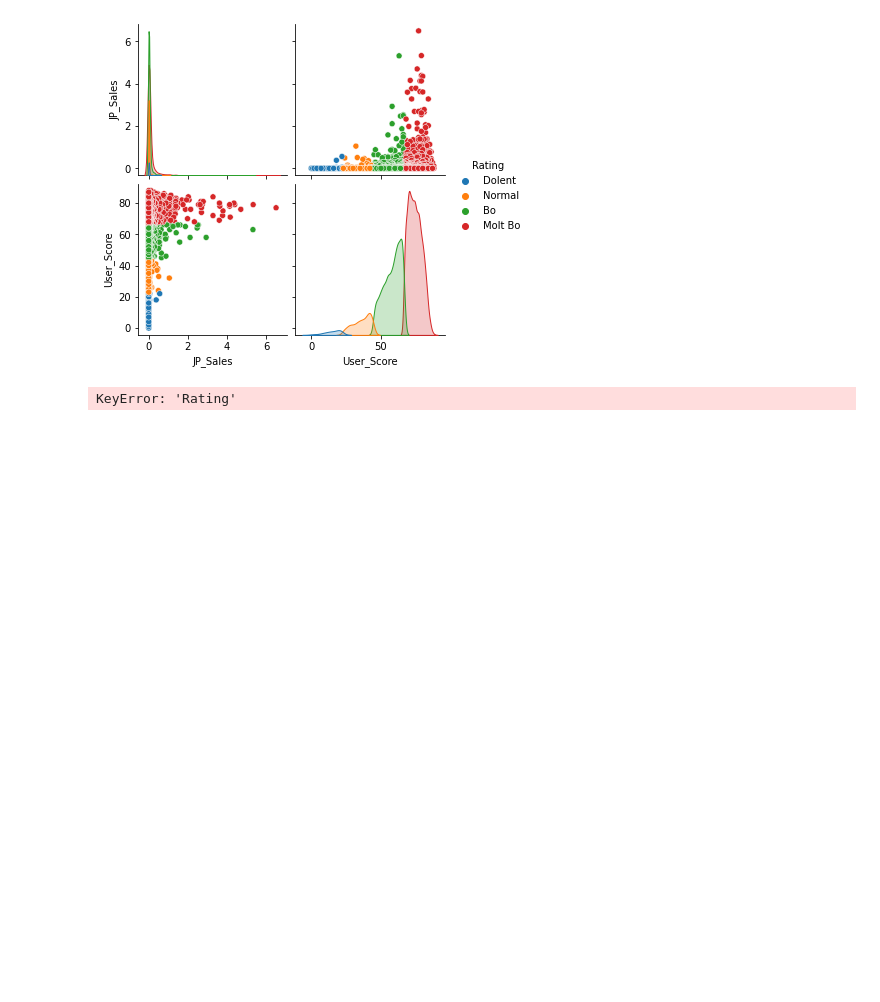
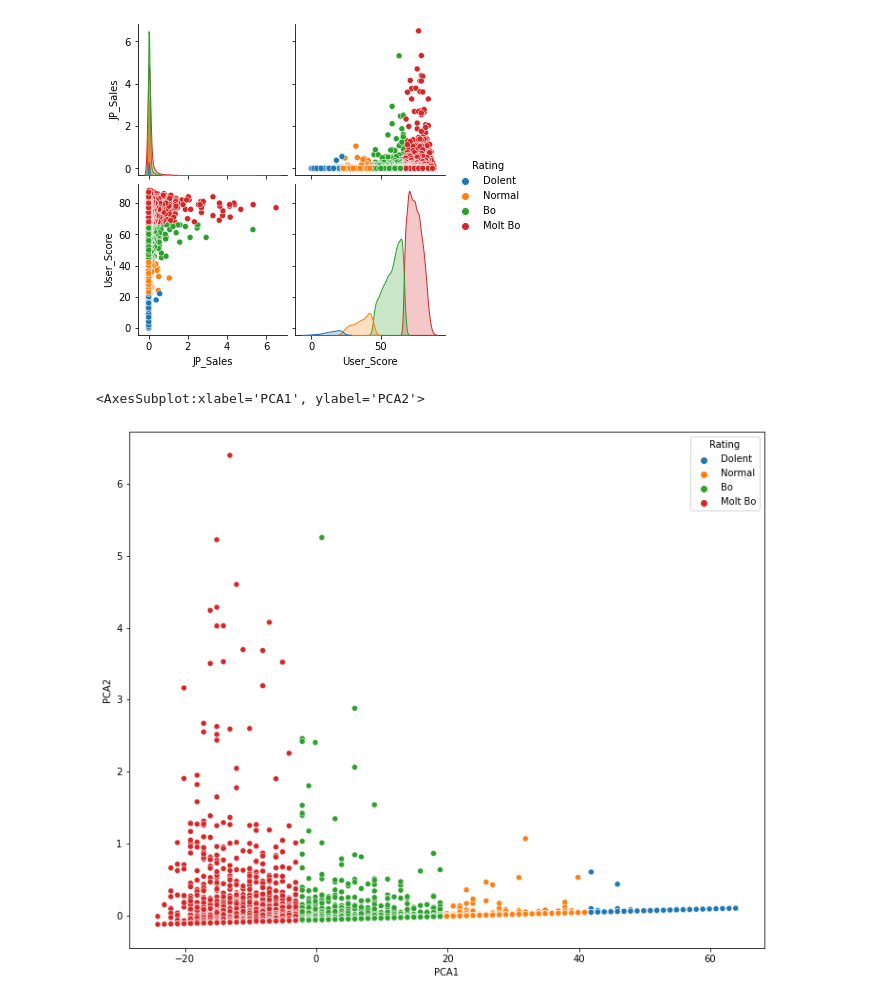
Before and after one commit to saulgordillo/APC_Kaggle, a Jupyter notebook: kaggle.ipynb, the cells around one changed output. Cells and saved outputs as stored; diff of their text form; code cells hidden in the pictures; blank space fills up the shorter version.

```diff
--- a/kaggle.ipynb
+++ b/kaggle.ipynb
@@ -285,25 +285,26 @@ sns.pairplot(dataBaseCopy, hue="Rating")
 # %%
 dataBaseCopy2 = dataBaseCopy.copy()
 trans = list()
 
 for column in dataBaseCopy2.columns:
     if column == "Rating":
         trans.append(column)
 
 dataBaseCopy2.drop(trans, axis="columns",inplace=True)
 
 pca = PCA(n_components=2, random_state=42)
 pca2 = pca.fit_transform(dataBaseCopy2[dataBaseCopy2.columns])
 
 dataFrame = pd.DataFrame({"PCA1" : pca2[:,0],
                            "PCA2" : pca2[:,1],
-                           'Rating' : dataBaseCopy2['Rating']})
+                           "Rating" : dataBaseCopy["Rating"]})
 
 pca.explained_variance_ratio_
 pca.explained_variance_ratio_.sum()
 
 plt.figure(figsize=(12,10))
 
 sns.scatterplot(x="PCA1", y="PCA2", hue="Rating", data=dataFrame)
 # %% [output]
-KeyError: 'Rating'
+<AxesSubplot:xlabel='PCA1', ylabel='PCA2'>
+[figure, added]
```
